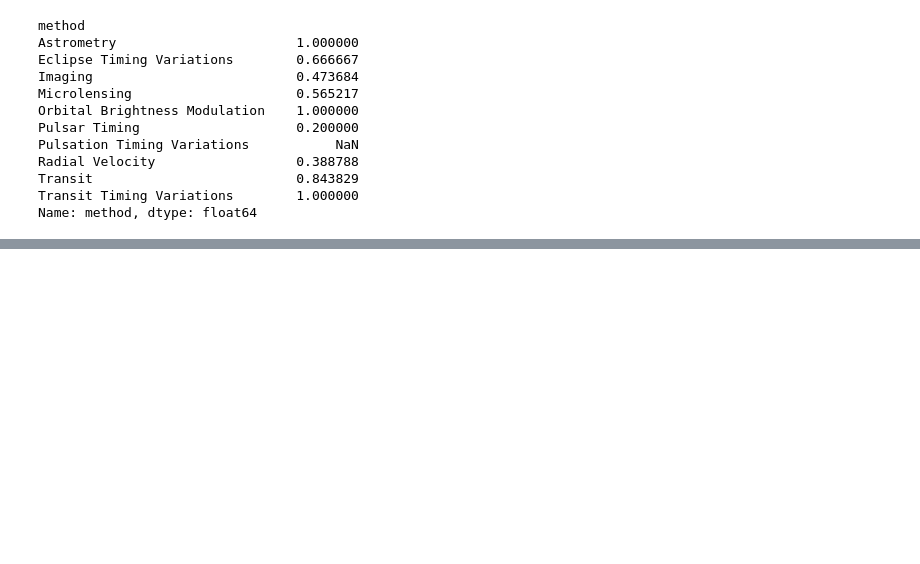
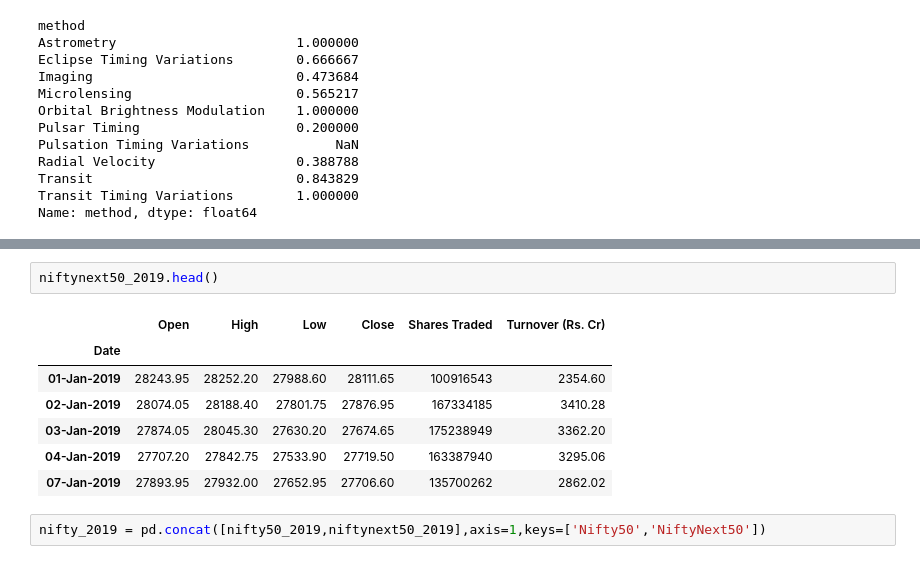
Before and after one commit to swami-gait/Foundations_of_datascience, a Jupyter notebook: FDS_W09-200625-045816.ipynb, the cells around one changed output, grey strips where cells are left out. Drawn from its saved outputs; the diff is of its cells as text; blank space fills up the shorter version.

```diff
--- a/FDS_W09-200625-045816.ipynb
+++ b/FDS_W09-200625-045816.ipynb
@@ -1129,0 +1171,12 @@ Name: method, dtype: float64
+# %%
+niftynext50_2019.head()
+# %% [output]
+|  | Open | High | Low | Close | Shares Traded | Turnover (Rs. Cr) |
+| Date |  |  |  |  |  |  |
+| 01-Jan-2019 | 28243.95 | 28252.20 | 27988.60 | 28111.65 | 100916543 | 2354.60 |
+| 02-Jan-2019 | 28074.05 | 28188.40 | 27801.75 | 27876.95 | 167334185 | 3410.28 |
+| 03-Jan-2019 | 27874.05 | 28045.30 | 27630.20 | 27674.65 | 175238949 | 3362.20 |
+| 04-Jan-2019 | 27707.20 | 27842.75 | 27533.90 | 27719.50 | 163387940 | 3295.06 |
+| 07-Jan-2019 | 27893.95 | 27932.00 | 27652.95 | 27706.60 | 135700262 | 2862.02 |
+# %%
+nifty_2019 = pd.concat([nifty50_2019,niftynext50_2019],axis=1,keys=['Nifty50','NiftyNext50'])
```
Also changed, not shown: parts of 13 cells of this notebook.
